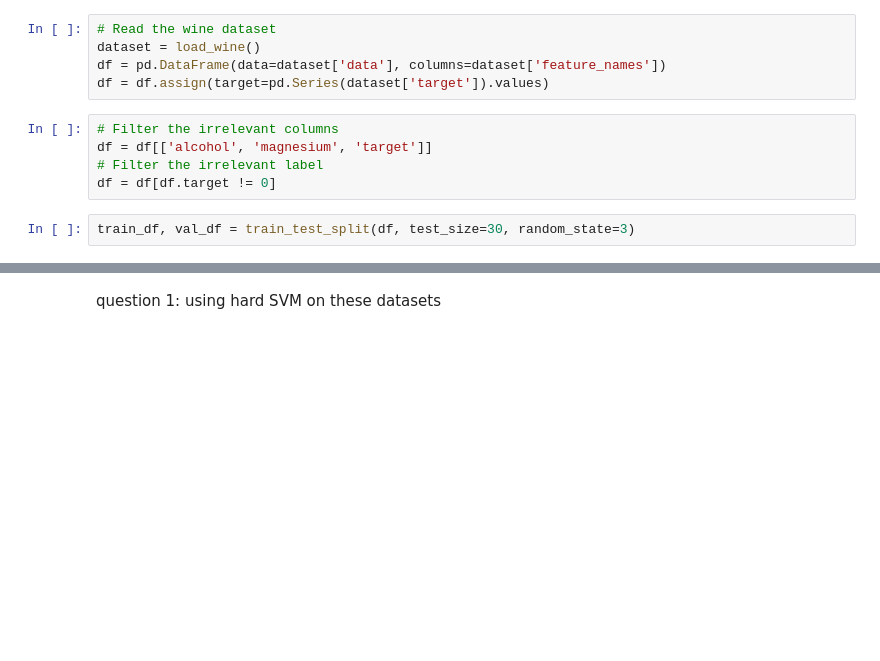
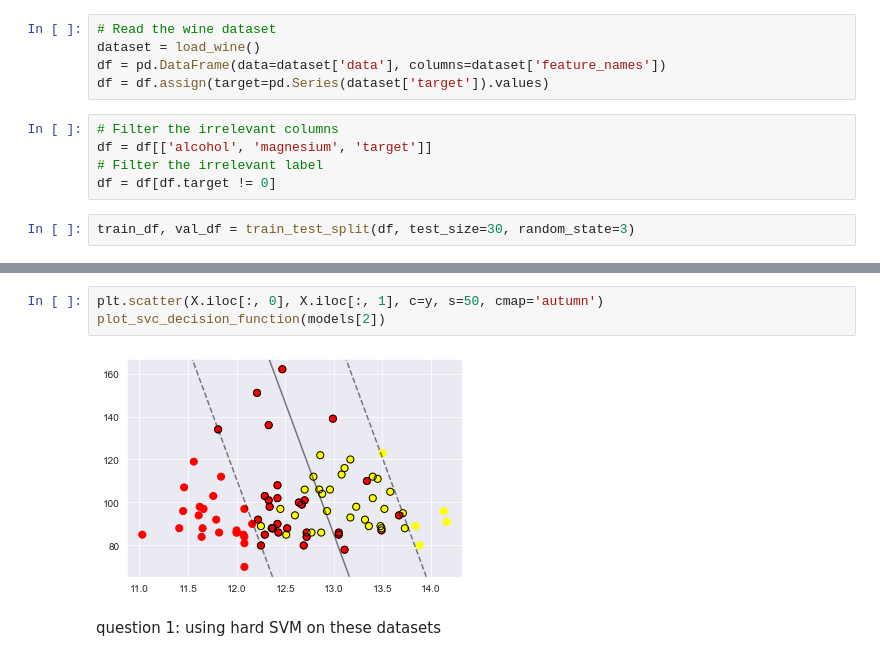
Before and after one commit to Hadar-Sug/ML1_HW2, a Jupyter notebook: HW2_Q1.ipynb, the cells around one changed output, grey strips where cells are left out. Cells and saved outputs as stored; diff of their text form; blank space fills up the shorter version.

```diff
--- a/HW2_Q1.ipynb
+++ b/HW2_Q1.ipynb
@@ -35,2 +92,7 @@ model.fit(train_df[['alcohol','magnesium']], train_df['target'])
+# %%
+plt.scatter(X.iloc[:, 0], X.iloc[:, 1], c=y, s=50, cmap='autumn')
+plot_svc_decision_function(models[2])
+# %% [output]
+[figure, added]
 # %% [markdown]
 question 1: using hard SVM on these datasets
```
Also changed, not shown: parts of 7 cells of this notebook.
